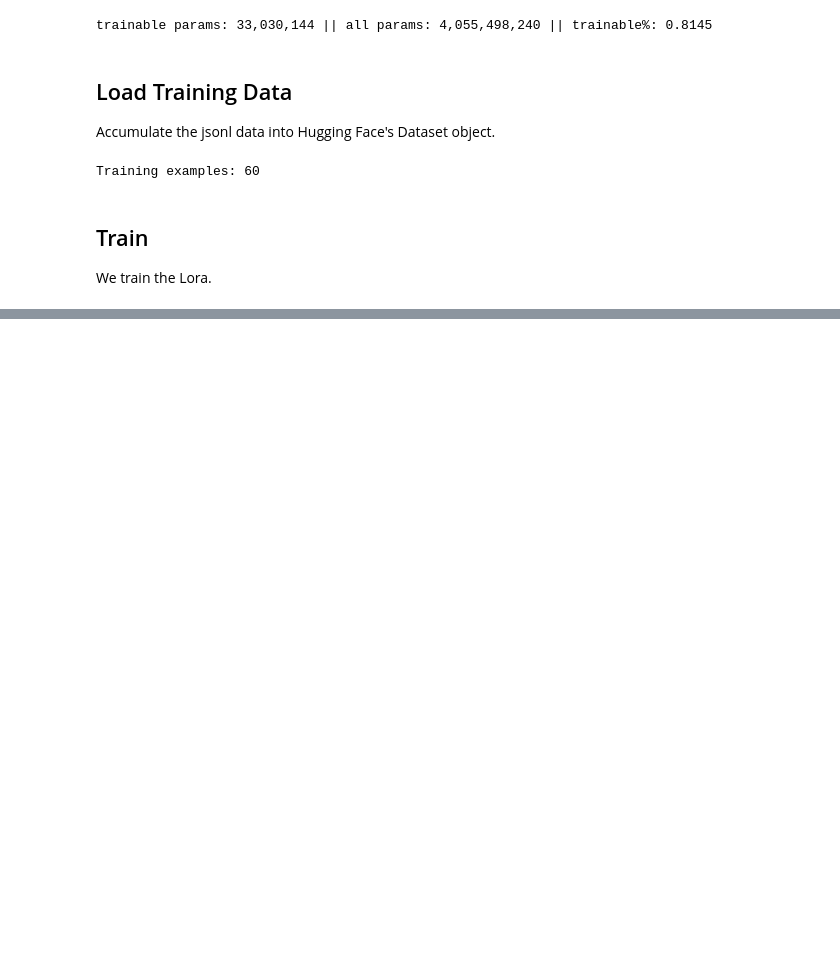
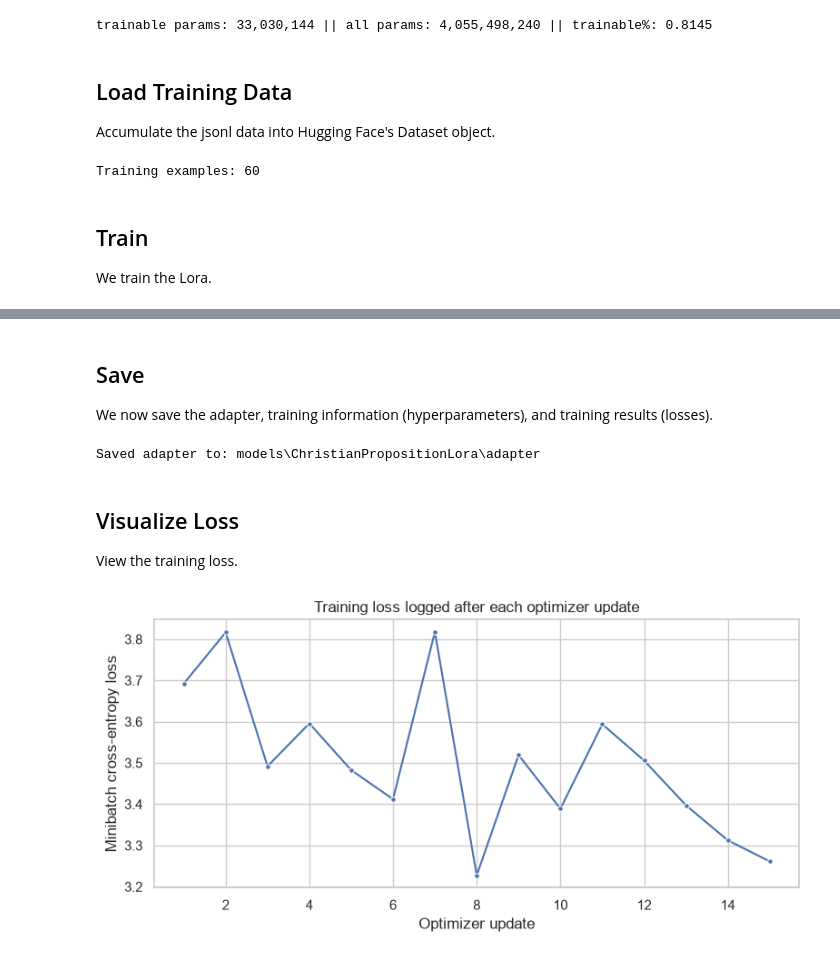
Before and after one commit to jarrenbr/TheologyDistillment, a Jupyter notebook: fine_tune_qwen.ipynb, the cells around one changed output, grey strips where cells are left out. Drawn from its saved outputs; the diff is of its cells as text; code cells hidden in the pictures; blank space fills up the shorter version.

Commit message:
add loss graph after training

```diff
--- a/fine_tune_qwen.ipynb
+++ b/fine_tune_qwen.ipynb
@@ -11,6 +11,9 @@ from transformers import BitsAndBytesConfig
 import torch
 from huggingface_hub import snapshot_download
 from transformers import AutoModelForCausalLM, AutoTokenizer
+
+IS_SMOKE_RUN = True
+# Set to False for the full run.
 
 MODEL_ID = "Qwen/Qwen3-4B-Instruct-2507"
 MODEL_DIR = Path("models") / "Qwen3-4B-Instruct-2507"
@@ -114,10 +117,11 @@ output_dir.mkdir(parents=True, exist_ok=True)
 
 training_args = SFTConfig(
     output_dir=str(output_dir),
-    num_train_epochs=3,
+    num_train_epochs=1 if IS_SMOKE_RUN else 3,
     per_device_train_batch_size=4,
     completion_only_loss=True,
     max_length=None,
+    logging_steps=1,
     save_strategy="no",
     report_to="none",
 )
@@ -138,0 +159,55 @@ SUPERVISED TOKENS:
+# %% [markdown]
+## Save
+We now save the adapter, training information (hyperparameters), and training results (losses).
+# %%
+adapter_dir = output_dir / "adapter"
+
+model.save_pretrained(adapter_dir)
+tokenizer.save_pretrained(adapter_dir)
+
+trainer.save_metrics("train", training_result.metrics)
+(output_dir / "training_args.json").write_text(
+    training_args.to_json_string(),
+    encoding="utf-8",
+)
+
+print(f"Saved adapter to: {adapter_dir}")
+# %% [output]
+Saved adapter to: models\ChristianPropositionLora\adapter
+# %% [markdown]
+## Visualize Loss
+View the training loss.
+# %%
+import matplotlib.pyplot as plt
+import seaborn as sns
+
+history = [
+    entry for entry in trainer.state.log_history
+    if "loss" in entry and "epoch" in entry
+]
+
+if history:
+    sns.set_theme(style="whitegrid")
+    fig, ax = plt.subplots(figsize=(8, 4))
+
+    sns.lineplot(
+        x=[entry["step"] for entry in history],
+        y=[entry["loss"] for entry in history],
+        marker="o",
+        markersize=4,
+        linewidth=1.5,
+        estimator=None,
+        ax=ax,
+    )
+
+    ax.set(
+        title="Training loss logged after each optimizer update",
+        xlabel="Optimizer update",
+        ylabel="Minibatch cross-entropy loss"
+    )
+    fig.tight_layout()
+    plt.show()
+else:
+    print("No intermediate training-loss values were logged.")
+# %% [output]
+[figure, added]
```
Also changed, not shown: parts of 1 cell of this notebook.
